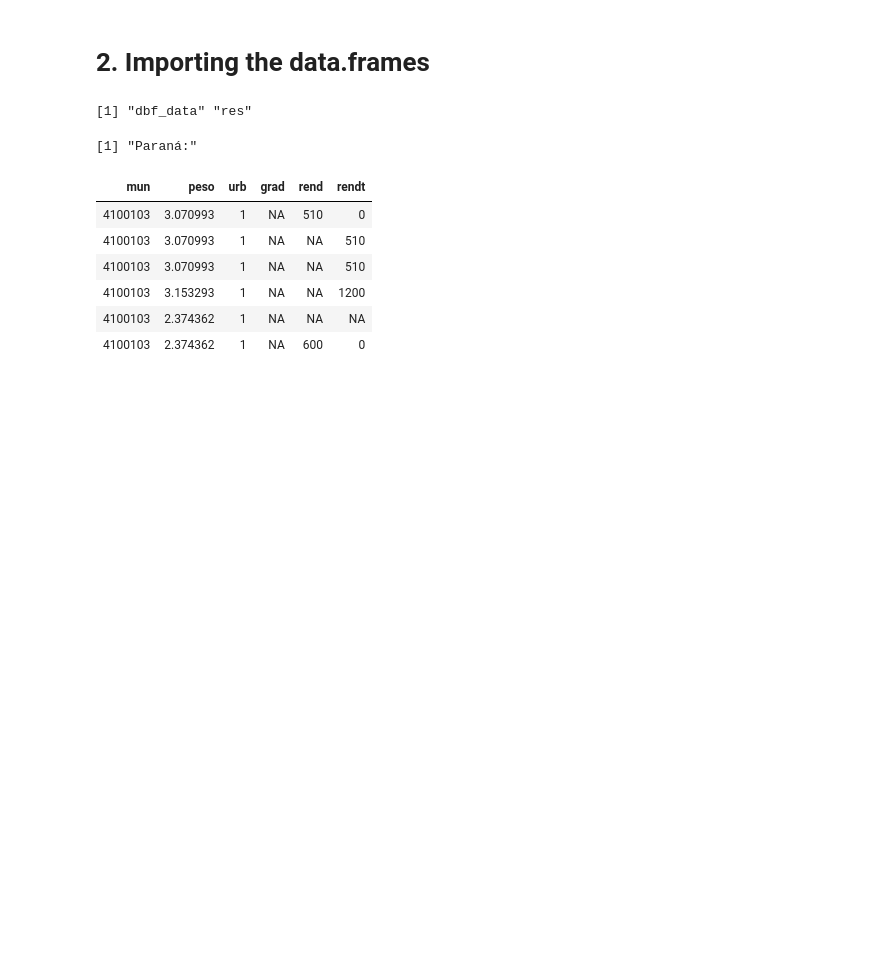
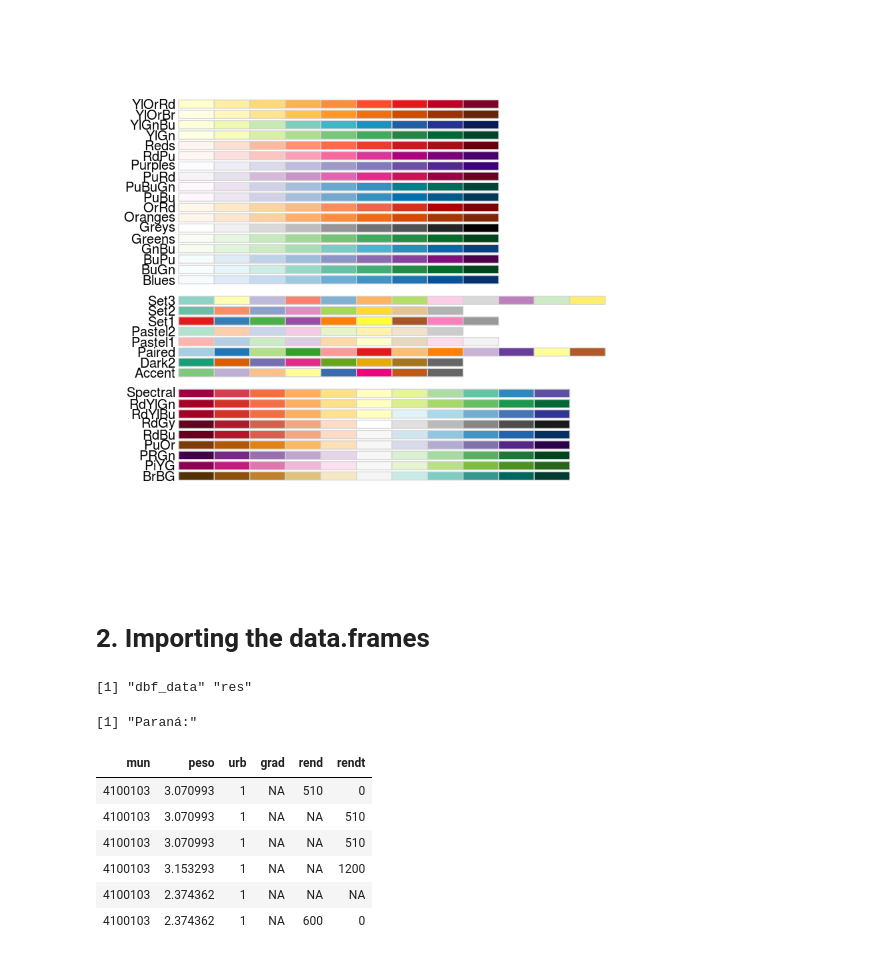
Before and after one commit to jayme-anchante/dsbd, a Jupyter notebook: progamming_languages_for_data_science/2018_04_28_avaliacao_mapa.ipynb, the cells around one changed output. Cells and saved outputs as stored; diff of their text form; code cells hidden in the pictures; blank space fills up the shorter version.

```diff
--- a/progamming_languages_for_data_science/2018_04_28_avaliacao_mapa.ipynb
+++ b/progamming_languages_for_data_science/2018_04_28_avaliacao_mapa.ipynb
@@ -8,3 +23,7 @@ ERROR: Error in library(rgdal): there is no package called ‘rgdal’
+# %%
+display.brewer.all()
+# %% [output]
+[figure, added]
 # %% [markdown]
 # 2. Importing the data.frames
 # %%
```
Also changed, not shown: parts of 18 cells of this notebook, 6 other files.
